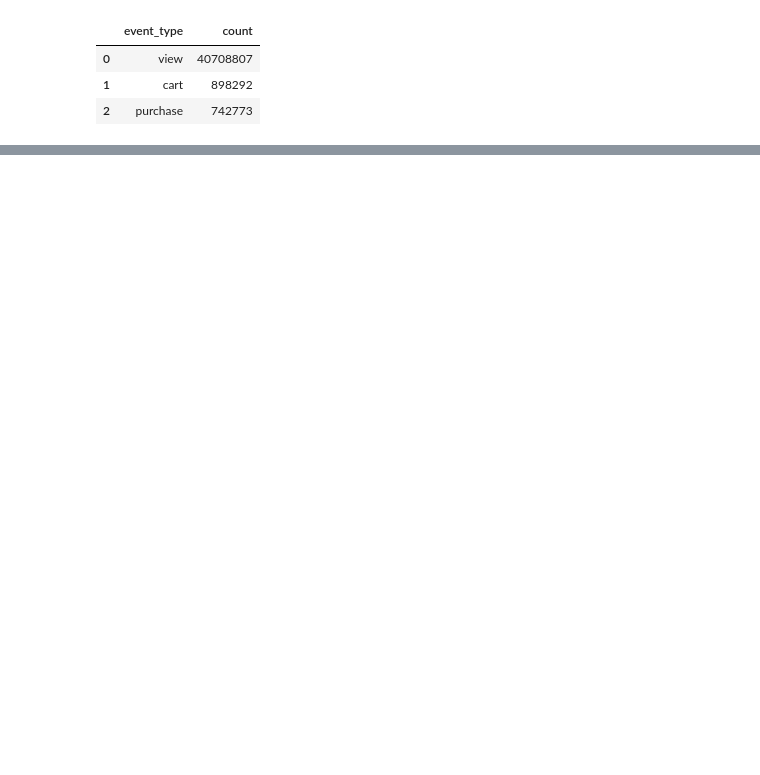
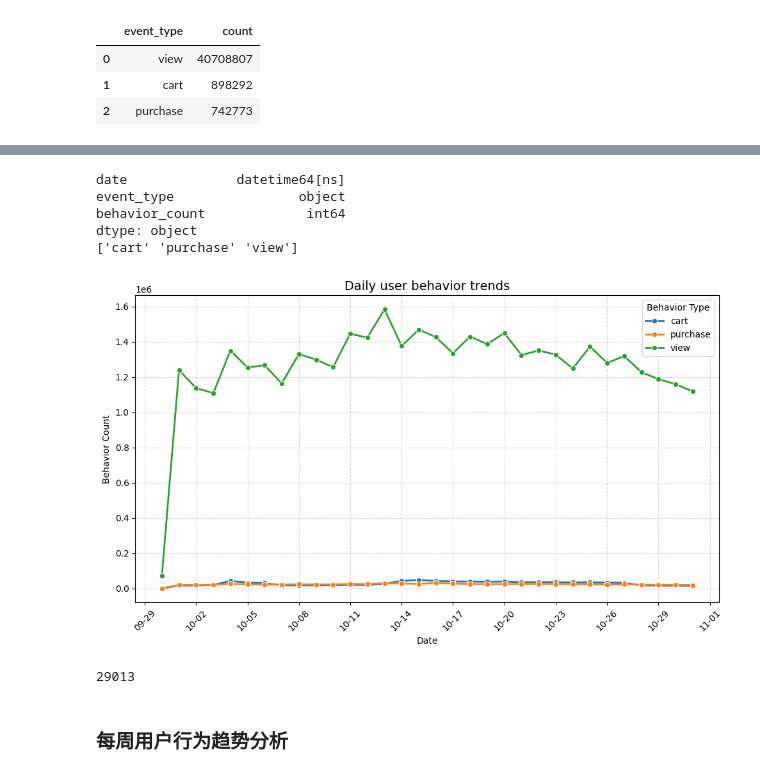
Before and after one commit to Vinch1/ecommerce_graph, a Jupyter notebook: draw.ipynb, the cells around one changed output, grey strips where cells are left out. Saved outputs shown, nothing was run; the diff lists cells and outputs as text; code cells hidden in the pictures; blank space fills up the shorter version.

```diff
--- a/draw.ipynb
+++ b/draw.ipynb
@@ -88,0 +128,58 @@ gc.collect()
+# %%
+path =os.path.join(data_prefix_path, "daily_behavior/csv/", "part-00000-34edd48c-012d-44ae-add1-0e4690b4184d-c000.csv")
+df = pd.read_csv(path)
+
+df['date'] = pd.to_datetime(df['date'], errors='coerce')
+df['behavior_count'] = pd.to_numeric(df['behavior_count'], errors='coerce')
+df['event_type'] = df['event_type'].astype(str).str.strip()  # 去掉可能的空格
+
+# 删除有空值的行
+df = df.dropna(subset=['date', 'behavior_count', 'event_type'])
+# %%
+print(df.dtypes)
+print(df['event_type'].unique())
+# %% [output]
+date              datetime64[ns]
+event_type                object
+behavior_count             int64
+dtype: object
+['cart' 'purchase' 'view']
+# %%
+plt.figure(figsize=(10,6), facecolor="white")
+
+palette = {'cart': 'tab:blue', 'purchase': 'tab:orange', 'view': 'tab:green'}
+
+sns.lineplot(
+    data=df,
+    x='date',
+    y='behavior_count',
+    hue='event_type',
+    palette=palette,
+    marker='o',
+    linewidth=2,
+    errorbar=None
+)
+
+plt.title('Daily user behavior trends', fontsize=14)
+plt.xlabel('Date')
+plt.ylabel('Behavior Count')
+
+ax = plt.gca()
+ax.set_facecolor("white")
+ax.xaxis.set_major_locator(mdates.DayLocator(interval=3))
+ax.xaxis.set_major_formatter(mdates.DateFormatter('%m-%d'))
+plt.xticks(rotation=45)
+
+plt.grid(True, linestyle='--', alpha=0.5)
+plt.legend(title='Behavior Type')
+plt.tight_layout()
+plt.show()
+
+del df, ax
+plt.close()
+gc.collect()
+# %% [output]
+[figure, added]
+29013
+# %% [markdown]
+### 每周用户行为趋势分析
```
Also changed, not shown: parts of 9 cells of this notebook.
